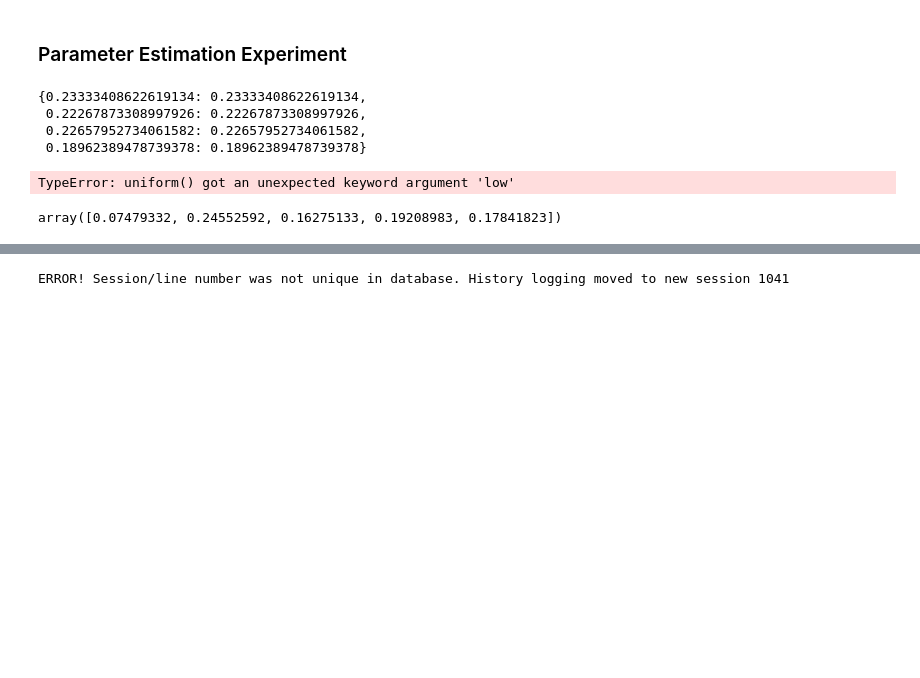
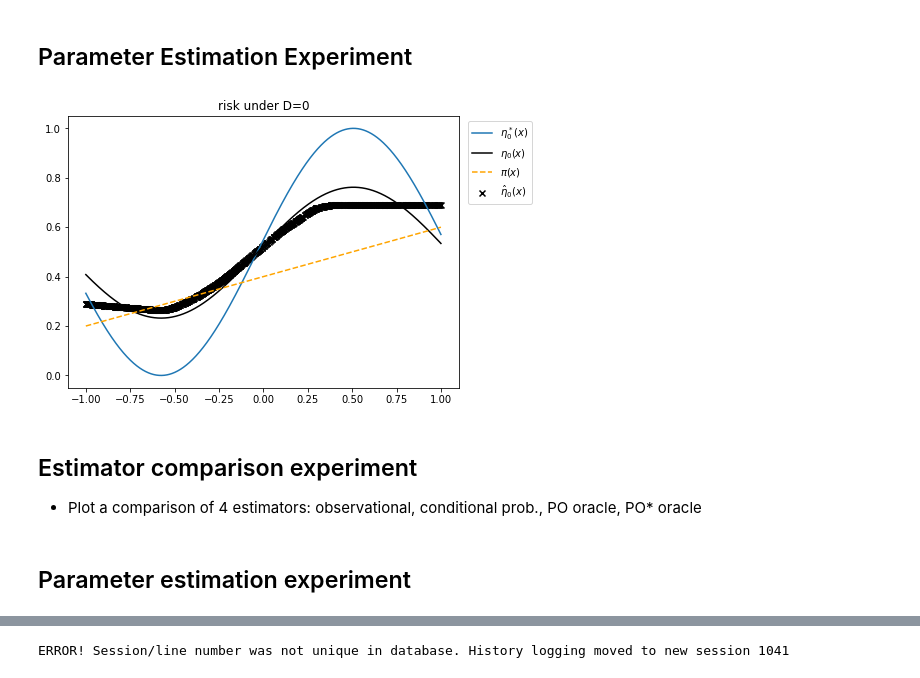
Before and after one commit to lguerdan/counterfactual-decision-support, a Jupyter notebook: workshop_submission/simulation_exps.ipynb, the cells around one changed output, grey strips where cells are left out. Cells and saved outputs as stored; diff of their text form; code cells hidden in the pictures; blank space fills up the shorter version.

Commit message:
checkpoint: implement CCPE

```diff
--- a/workshop_submission/simulation_exps.ipynb
+++ b/workshop_submission/simulation_exps.ipynb
@@ -4,16 +4,15 @@ import seaborn as sns
 import numpy as np
 import pandas as pd
 import matplotlib.pyplot as plt
-from scipy import stats
 
-from sklearn.neural_network import MLPClassifier, MLPRegressor
-from sklearn.metrics import roc_auc_score
 
 from warnings import simplefilter
 from sklearn.exceptions import ConvergenceWarning
 simplefilter("ignore", category=ConvergenceWarning)
-sns.set_style("whitegrid")
-sns.set_context("notebook", font_scale=1.4, rc={"lines.linewidth": 2})
-
 
 from syn_exp import *
+from viz import *
+
+y0_pdf = 'sinusoid'
+y1_pdf = 'low_base_rate_sinusoid'
+pi_pdf = 'linear'
@@ -138,2 +19,2 @@ def learn_eta_hat(do, exp_dataset, method='IPW'):
 # %% [markdown]
-### Parameter Estimation Experiment
+## Parameter Estimation Experiment
@@ -160,19 +21,19 @@ expdf, error_params = generate_syn_data(
-# %%
-error_params
-# %% [output]
-{0.23333408622619134: 0.23333408622619134,
- 0.22267873308997926: 0.22267873308997926,
- 0.22657952734061582: 0.22657952734061582,
- 0.18962389478739378: 0.18962389478739378}
-# %%
-
-
-alpha_0, alpha_1, beta_0, beta_1 = random.uniform(low=0.05, high=0.2, size=4)
-# %% [output]
-TypeError: uniform() got an unexpected keyword argument 'low'
-# %%
-
-
-np.random.uniform(0.05, 0.25, 5)
-# %% [output]
-array([0.07479332, 0.24552592, 0.16275133, 0.19208983, 0.17841823])
+# %%
+# Example code invoking experiemnt setup functions
+expdf, error_params = generate_syn_data(
+    NS=5000,
+    y0_pdf=y0_pdf,
+    y1_pdf=y1_pdf,
+    pi_pdf='linear',
+    error_min=0.05,
+    error_max=0.25
+)
+
+do=0
+alpha_hat, beta_hat, debug_info = ccpe(expdf, do=do)
+viz_ccpe_estimates(expdf, debug_info, error_params, do, y0_pdf, y1_pdf, pi_pdf)
+# %% [output]
+[figure, added]
+# %% [markdown]
+## Estimator comparison experiment
+- Plot a comparison of 4 estimators: observational, conditional prob., PO oracle, PO* oracle
@@ -178,0 +65,2 @@ array([0.07479332, 0.24552592, 0.16275133, 0.19208983, 0.17841823])
+# %% [markdown]
+##  Parameter estimation experiment
```
Also changed, not shown: parts of 10 cells of this notebook, 8 other files.
